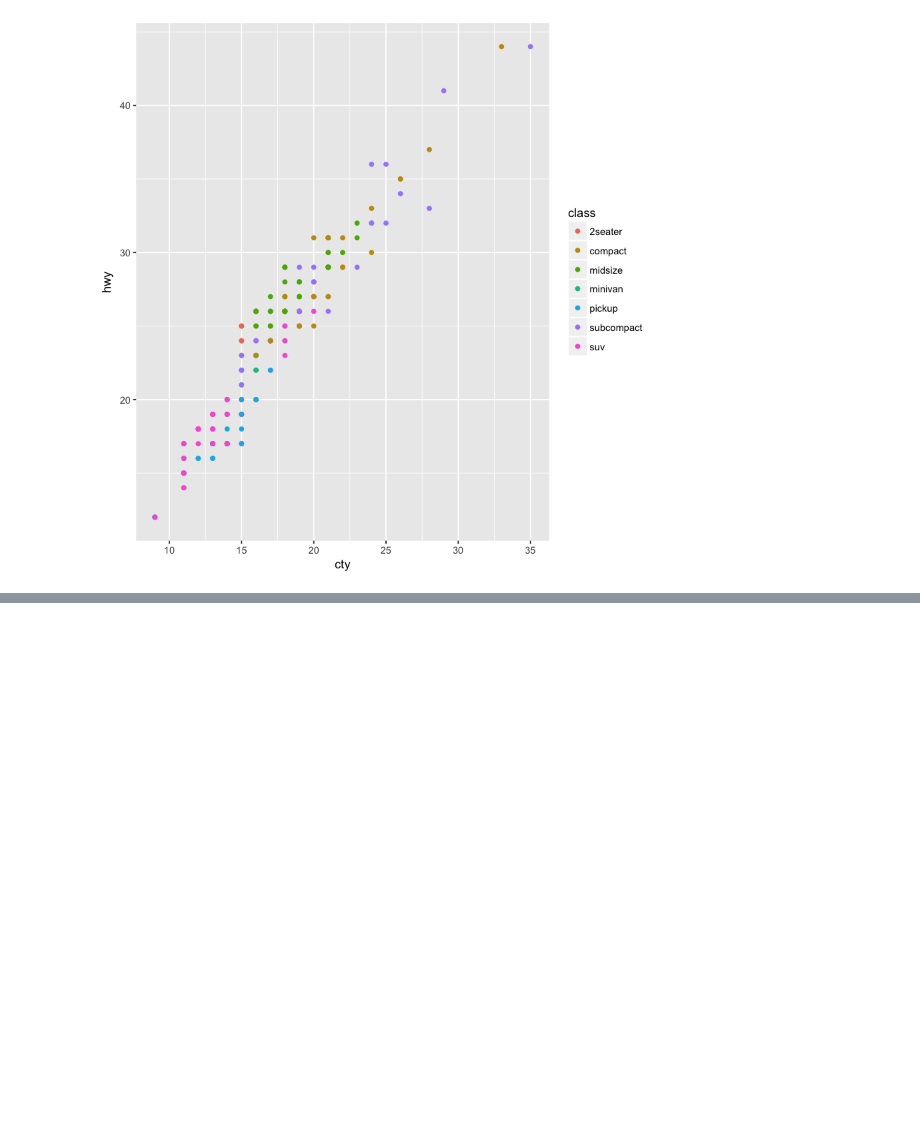
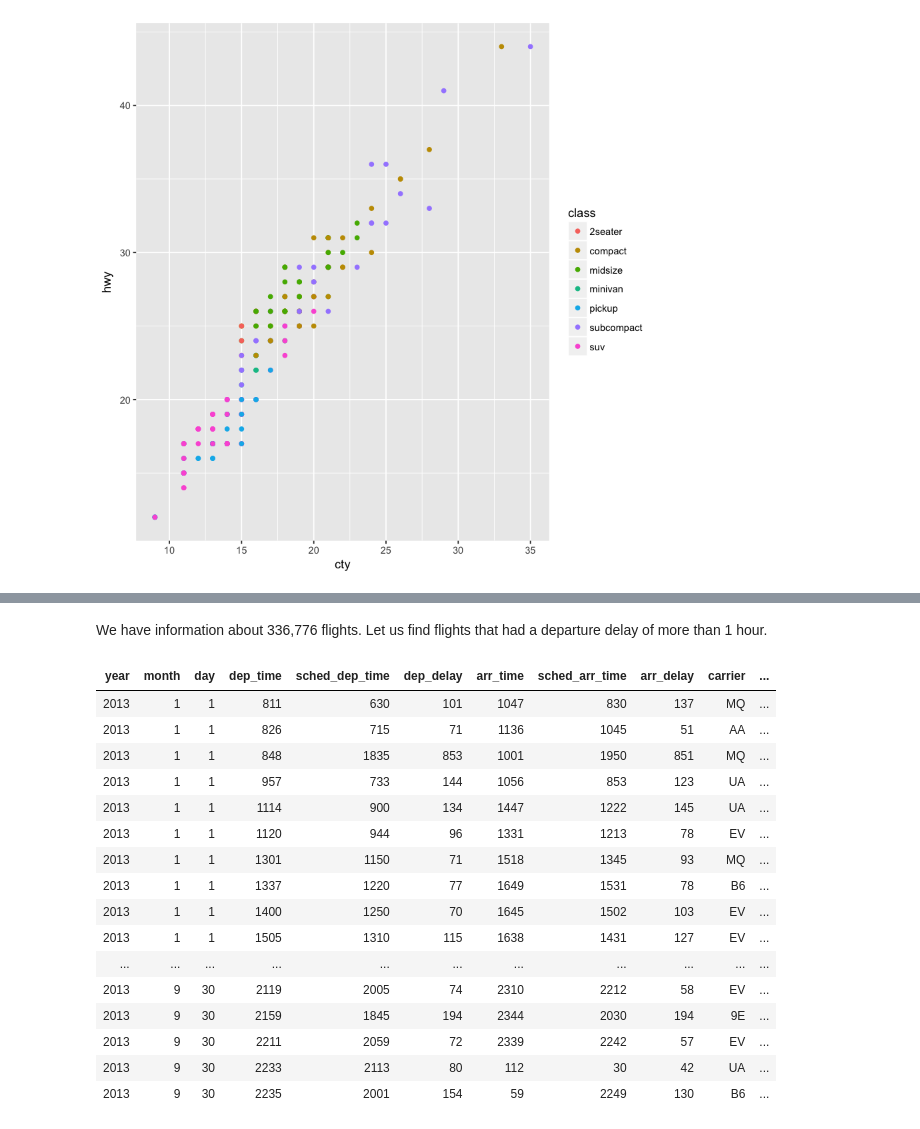
Before and after one commit to ambujtewari/stats306-fall2017, a Jupyter notebook: Lecture00.ipynb, the cells around one changed output, grey strips where cells are left out. Drawn from its saved outputs; the diff is of its cells as text; code cells hidden in the pictures; blank space fills up the shorter version.

```diff
--- a/Lecture00.ipynb
+++ b/Lecture00.ipynb
@@ -46,0 +81,22 @@ ggplot(data = mpg) +
+# %% [markdown]
+We have information about 336,776 flights. Let us find flights that had a departure delay of more than 1 hour.
+# %%
+filter(flights, dep_delay > 60)
+# %% [output]
+| year | month | day | dep_time | sched_dep_time | dep_delay | arr_time | sched_arr_time | arr_delay | carrier | ... |
+| 2013 | 1 | 1 | 811 | 630 | 101 | 1047 | 830 | 137 | MQ | ... |
+| 2013 | 1 | 1 | 826 | 715 | 71 | 1136 | 1045 | 51 | AA | ... |
+| 2013 | 1 | 1 | 848 | 1835 | 853 | 1001 | 1950 | 851 | MQ | ... |
+| 2013 | 1 | 1 | 957 | 733 | 144 | 1056 | 853 | 123 | UA | ... |
+| 2013 | 1 | 1 | 1114 | 900 | 134 | 1447 | 1222 | 145 | UA | ... |
+| 2013 | 1 | 1 | 1120 | 944 | 96 | 1331 | 1213 | 78 | EV | ... |
+| 2013 | 1 | 1 | 1301 | 1150 | 71 | 1518 | 1345 | 93 | MQ | ... |
+| 2013 | 1 | 1 | 1337 | 1220 | 77 | 1649 | 1531 | 78 | B6 | ... |
+| 2013 | 1 | 1 | 1400 | 1250 | 70 | 1645 | 1502 | 103 | EV | ... |
+| 2013 | 1 | 1 | 1505 | 1310 | 115 | 1638 | 1431 | 127 | EV | ... |
+| ... | ... | ... | ... | ... | ... | ... | ... | ... | ... | ... |
+| 2013 | 9 | 30 | 2119 | 2005 | 74 | 2310 | 2212 | 58 | EV | ... |
+| 2013 | 9 | 30 | 2159 | 1845 | 194 | 2344 | 2030 | 194 | 9E | ... |
+| 2013 | 9 | 30 | 2211 | 2059 | 72 | 2339 | 2242 | 57 | EV | ... |
+| 2013 | 9 | 30 | 2233 | 2113 | 80 | 112 | 30 | 42 | UA | ... |
+| 2013 | 9 | 30 | 2235 | 2001 | 154 | 59 | 2249 | 130 | B6 | ... |
```
Also changed, not shown: parts of 12 cells of this notebook.
